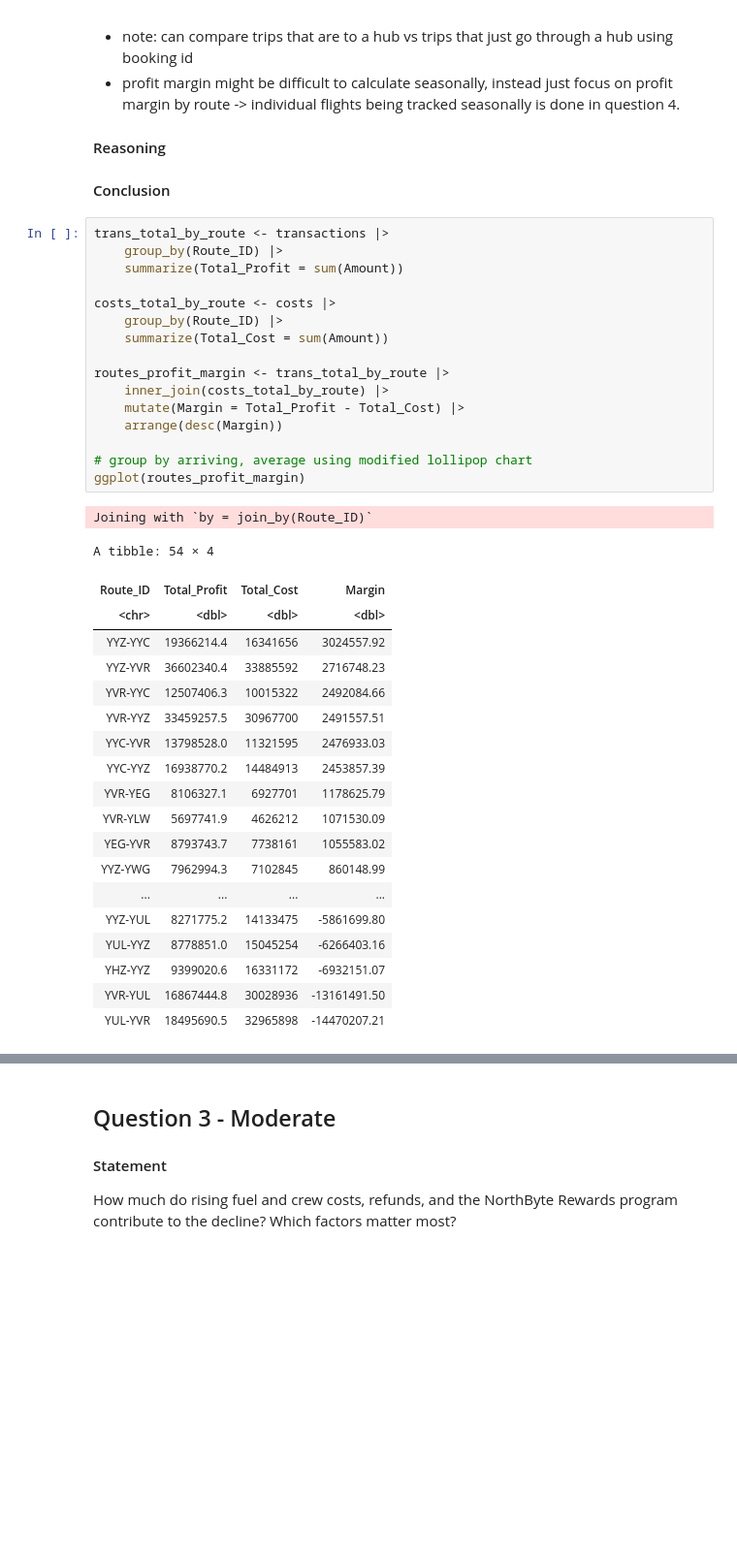
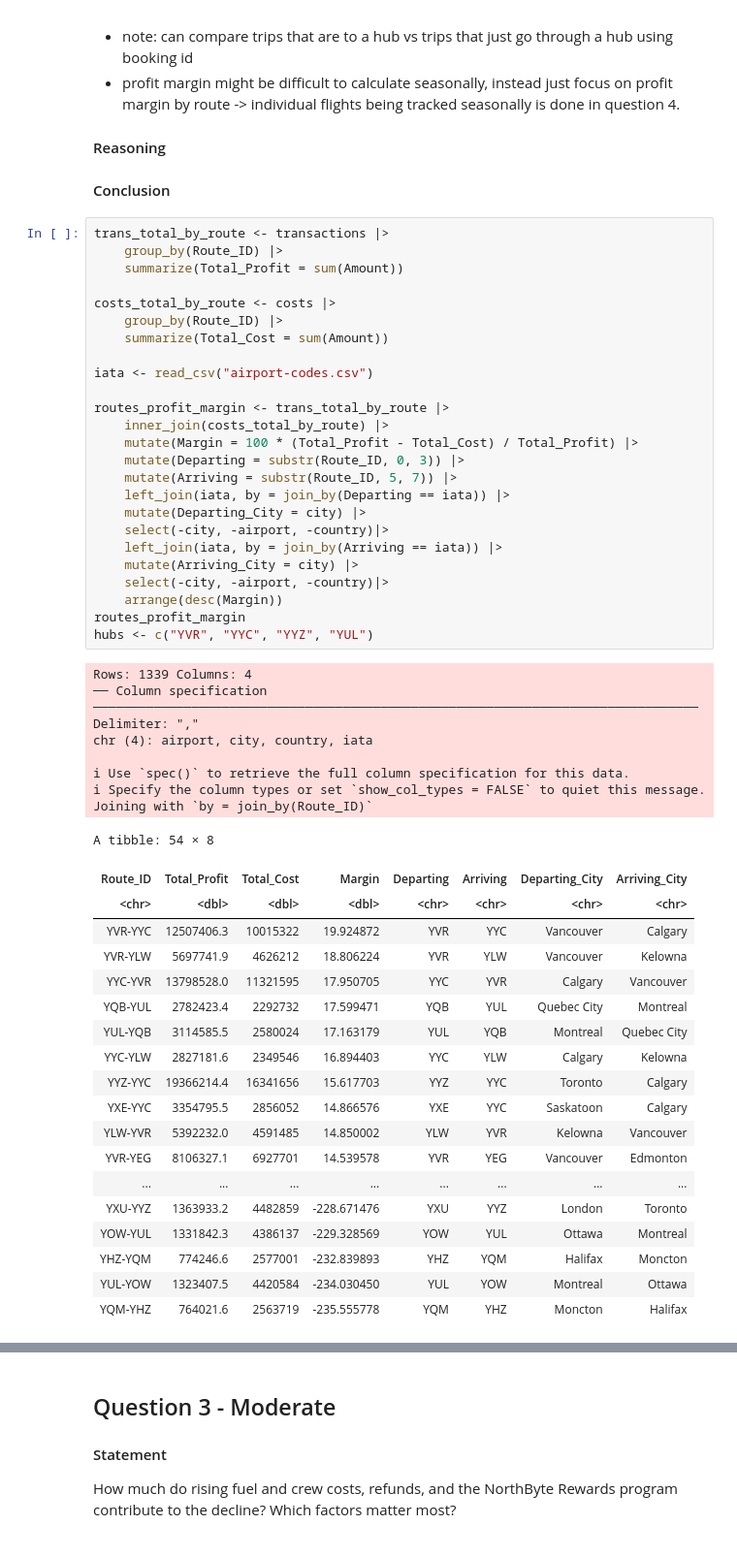
Before and after one commit to annhuynhh/thecontrolgroup_firstbyte, a Jupyter notebook: Project.ipynb, the cells around one changed output, grey strips where cells are left out. Shown at 97% size. Drawn from its saved outputs; the diff is of its cells as text; blank space fills up the shorter version.

```diff
--- a/Project.ipynb
+++ b/Project.ipynb
@@ -361,37 +252,53 @@ How does financial performance differ across NorthByte's network? Are some parts
 # %%
 trans_total_by_route <- transactions |>
     group_by(Route_ID) |>
     summarize(Total_Profit = sum(Amount))
 
 costs_total_by_route <- costs |>
     group_by(Route_ID) |>
     summarize(Total_Cost = sum(Amount))
 
+iata <- read_csv("airport-codes.csv")
+
 routes_profit_margin <- trans_total_by_route |>
     inner_join(costs_total_by_route) |>
-    mutate(Margin = Total_Profit - Total_Cost) |>
+    mutate(Margin = 100 * (Total_Profit - Total_Cost) / Total_Profit) |>
+    mutate(Departing = substr(Route_ID, 0, 3)) |>
+    mutate(Arriving = substr(Route_ID, 5, 7)) |>
+    left_join(iata, by = join_by(Departing == iata)) |>
+    mutate(Departing_City = city) |>
+    select(-city, -airport, -country)|>
+    left_join(iata, by = join_by(Arriving == iata)) |>
+    mutate(Arriving_City = city) |>
+    select(-city, -airport, -country)|>
     arrange(desc(Margin))
-
-# group by arriving, average using modified lollipop chart
-ggplot(routes_profit_margin)
+routes_profit_margin
+hubs <- c("YVR", "YYC", "YYZ", "YUL")
 # %% [output]
+Rows: 1339 Columns: 4
+── Column specification ────────────────────────────────────────────────────────────────────────────────
+Delimiter: ","
+chr (4): airport, city, country, iata
+
+ℹ Use `spec()` to retrieve the full column specification for this data.
+ℹ Specify the column types or set `show_col_types = FALSE` to quiet this message.
 Joining with `by = join_by(Route_ID)`
-A tibble: 54 × 4
+A tibble: 54 × 8
-| Route_ID | Total_Profit | Total_Cost | Margin |
-| <chr> | <dbl> | <dbl> | <dbl> |
-| YYZ-YYC | 19366214.4 | 16341656 | 3024557.92 |
-| YYZ-YVR | 36602340.4 | 33885592 | 2716748.23 |
-| YVR-YYC | 12507406.3 | 10015322 | 2492084.66 |
-| YVR-YYZ | 33459257.5 | 30967700 | 2491557.51 |
-| YYC-YVR | 13798528.0 | 11321595 | 2476933.03 |
-| YYC-YYZ | 16938770.2 | 14484913 | 2453857.39 |
-| YVR-YEG | 8106327.1 | 6927701 | 1178625.79 |
-| YVR-YLW | 5697741.9 | 4626212 | 1071530.09 |
-| YEG-YVR | 8793743.7 | 7738161 | 1055583.02 |
-| YYZ-YWG | 7962994.3 | 7102845 | 860148.99 |
-| ... | ... | ... | ... |
-| YYZ-YUL | 8271775.2 | 14133475 | -5861699.80 |
-| YUL-YYZ | 8778851.0 | 15045254 | -6266403.16 |
-| YHZ-YYZ | 9399020.6 | 16331172 | -6932151.07 |
-| YVR-YUL | 16867444.8 | 30028936 | -13161491.50 |
-| YUL-YVR | 18495690.5 | 32965898 | -14470207.21 |
+| Route_ID | Total_Profit | Total_Cost | Margin | Departing | Arriving | Departing_City | Arriving_City |
+| <chr> | <dbl> | <dbl> | <dbl> | <chr> | <chr> | <chr> | <chr> |
+| YVR-YYC | 12507406.3 | 10015322 | 19.924872 | YVR | YYC | Vancouver | Calgary |
+| YVR-YLW | 5697741.9 | 4626212 | 18.806224 | YVR | YLW | Vancouver | Kelowna |
+| YYC-YVR | 13798528.0 | 11321595 | 17.950705 | YYC | YVR | Calgary | Vancouver |
+| YQB-YUL | 2782423.4 | 2292732 | 17.599471 | YQB | YUL | Quebec City | Montreal |
+| YUL-YQB | 3114585.5 | 2580024 | 17.163179 | YUL | YQB | Montreal | Quebec City |
+| YYC-YLW | 2827181.6 | 2349546 | 16.894403 | YYC | YLW | Calgary | Kelowna |
+| YYZ-YYC | 19366214.4 | 16341656 | 15.617703 | YYZ | YYC | Toronto | Calgary |
+| YXE-YYC | 3354795.5 | 2856052 | 14.866576 | YXE | YYC | Saskatoon | Calgary |
+| YLW-YVR | 5392232.0 | 4591485 | 14.850002 | YLW | YVR | Kelowna | Vancouver |
+| YVR-YEG | 8106327.1 | 6927701 | 14.539578 | YVR | YEG | Vancouver | Edmonton |
+| ... | ... | ... | ... | ... | ... | ... | ... |
+| YXU-YYZ | 1363933.2 | 4482859 | -228.671476 | YXU | YYZ | London | Toronto |
+| YOW-YUL | 1331842.3 | 4386137 | -229.328569 | YOW | YUL | Ottawa | Montreal |
+| YHZ-YQM | 774246.6 | 2577001 | -232.839893 | YHZ | YQM | Halifax | Moncton |
+| YUL-YOW | 1323407.5 | 4420584 | -234.030450 | YUL | YOW | Montreal | Ottawa |
+| YQM-YHZ | 764021.6 | 2563719 | -235.555778 | YQM | YHZ | Moncton | Halifax |
```
Also changed, not shown: parts of 9 cells of this notebook, 3 other files.
